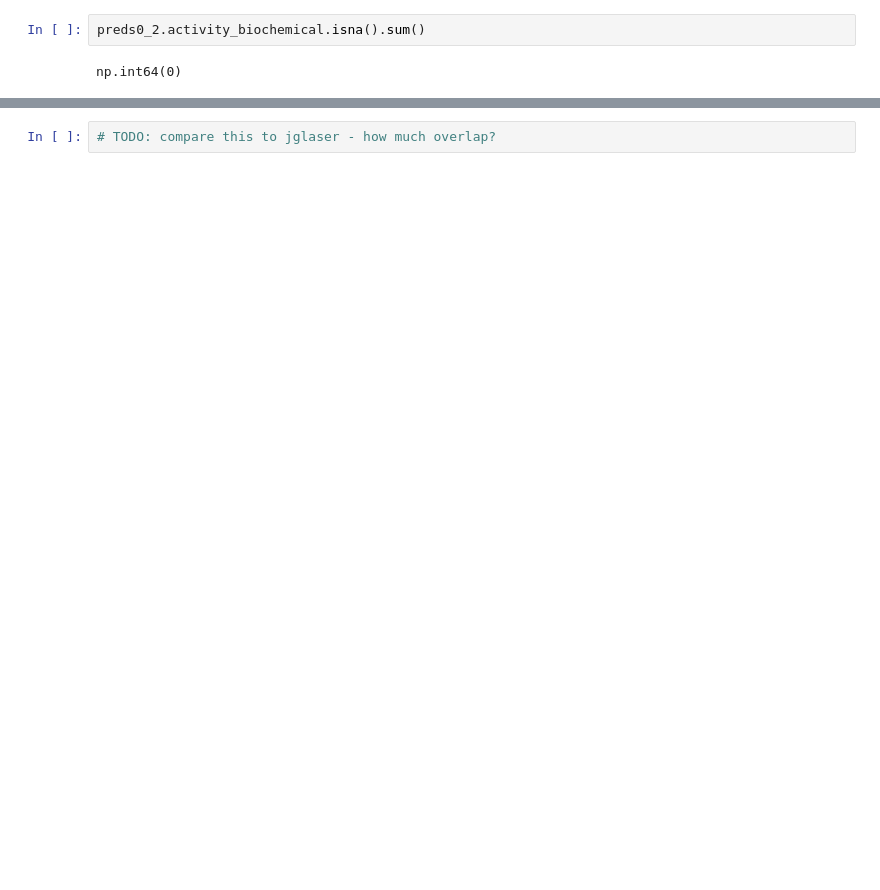
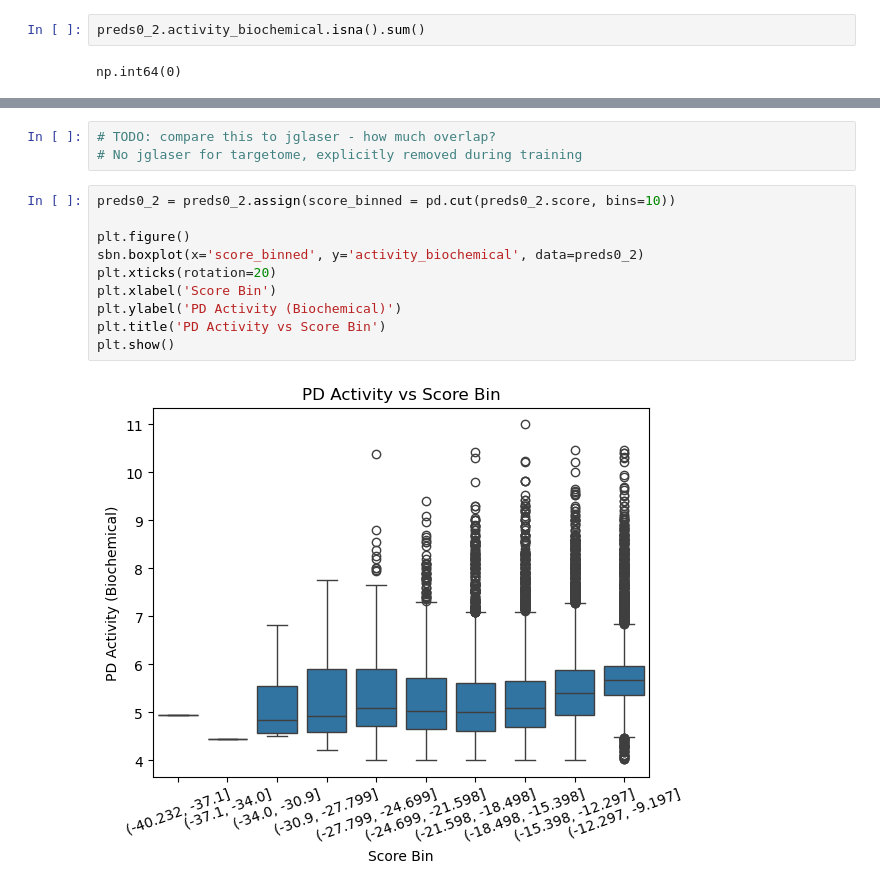
Before and after one commit to biodev/TKG-DTI, a Jupyter notebook: notebooks/00_AGG_FULL_TKG_PREDS.ipynb, the cells around one changed output, grey strips where cells are left out. Saved outputs shown, nothing was run; the diff lists cells and outputs as text; blank space fills up the shorter version.

```diff
--- a/notebooks/00_AGG_FULL_TKG_PREDS.ipynb
+++ b/notebooks/00_AGG_FULL_TKG_PREDS.ipynb
@@ -517,2 +582,15 @@ Spearman rho: 0.55, p-value: 0.00e+00
 # %%
 # TODO: compare this to jglaser - how much overlap?
+# No jglaser for targetome, explicitly removed during training
+# %%
+preds0_2 = preds0_2.assign(score_binned = pd.cut(preds0_2.score, bins=10))
+
+plt.figure()
+sbn.boxplot(x='score_binned', y='activity_biochemical', data=preds0_2)
+plt.xticks(rotation=20)
+plt.xlabel('Score Bin')
+plt.ylabel('PD Activity (Biochemical)')
+plt.title('PD Activity vs Score Bin')
+plt.show()
+# %% [output]
+[figure, added]
```
Also changed, not shown: parts of 19 cells of this notebook, 5 other files.
